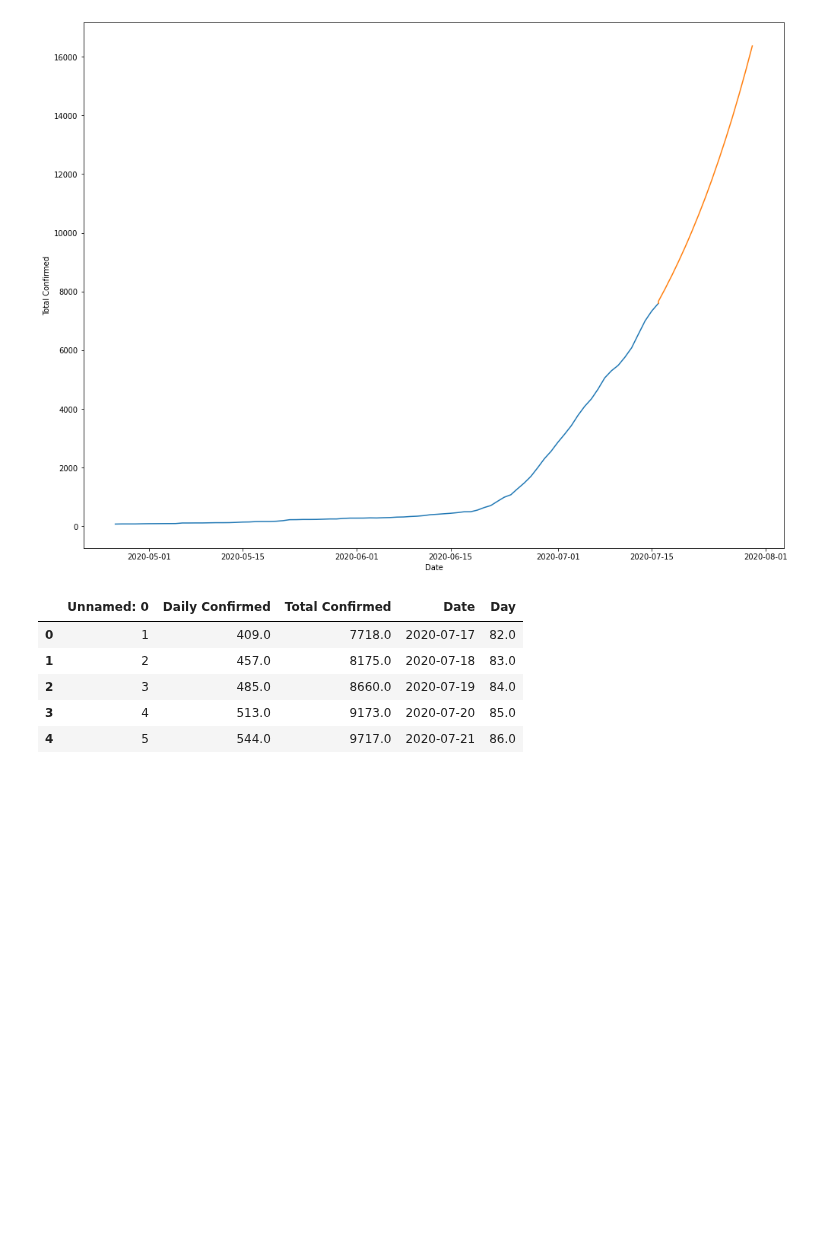
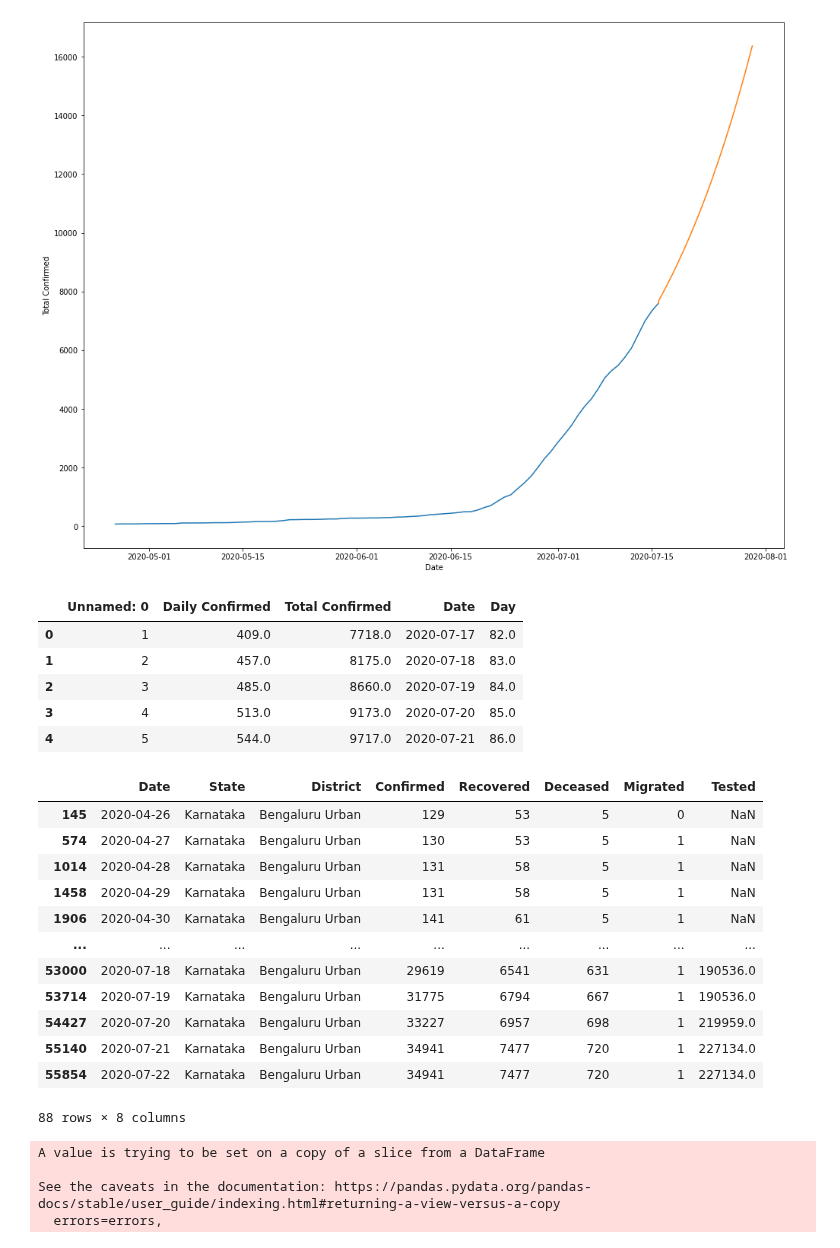
Before and after one commit to skbhere/COVID-19-Case-Forecasting, a Jupyter notebook: 02_Mdu.ipynb, the cells around one changed output. Cells and saved outputs as stored; diff of their text form; code cells hidden in the pictures; blank space fills up the shorter version.

```diff
--- a/02_Mdu.ipynb
+++ b/02_Mdu.ipynb
@@ -341,3 +343,32 @@ pr.head()
 | 2 | 3 | 485.0 | 8660.0 | 2020-07-19 | 84.0 |
 | 3 | 4 | 513.0 | 9173.0 | 2020-07-20 | 85.0 |
 | 4 | 5 | 544.0 | 9717.0 | 2020-07-21 | 86.0 |
+# %%
+df1=df.loc[df['District'] == "Bengaluru Urban"]
+df1
+# %% [output]
+|  | Date | State | District | Confirmed | Recovered | Deceased | Migrated | Tested |
+| 145 | 2020-04-26 | Karnataka | Bengaluru Urban | 129 | 53 | 5 | 0 | NaN |
+| 574 | 2020-04-27 | Karnataka | Bengaluru Urban | 130 | 53 | 5 | 1 | NaN |
+| 1014 | 2020-04-28 | Karnataka | Bengaluru Urban | 131 | 58 | 5 | 1 | NaN |
+| 1458 | 2020-04-29 | Karnataka | Bengaluru Urban | 131 | 58 | 5 | 1 | NaN |
+| 1906 | 2020-04-30 | Karnataka | Bengaluru Urban | 141 | 61 | 5 | 1 | NaN |
+| ... | ... | ... | ... | ... | ... | ... | ... | ... |
+| 53000 | 2020-07-18 | Karnataka | Bengaluru Urban | 29619 | 6541 | 631 | 1 | 190536.0 |
+| 53714 | 2020-07-19 | Karnataka | Bengaluru Urban | 31775 | 6794 | 667 | 1 | 190536.0 |
+| 54427 | 2020-07-20 | Karnataka | Bengaluru Urban | 33227 | 6957 | 698 | 1 | 219959.0 |
+| 55140 | 2020-07-21 | Karnataka | Bengaluru Urban | 34941 | 7477 | 720 | 1 | 227134.0 |
+| 55854 | 2020-07-22 | Karnataka | Bengaluru Urban | 34941 | 7477 | 720 | 1 | 227134.0 |
+88 rows × 8 columns
+# %%
+df1.rename(columns={'Confirmed':'Total Confirmed',
+                          'Recovered':'Total Recovered',
+                          'Deceased':'Total Deceased'},
+                 inplace=True)
+xx=len(df1) - 1
+df1=df1.head(xx)
+# %% [output]
+A value is trying to be set on a copy of a slice from a DataFrame
+
+See the caveats in the documentation: https://pandas.pydata.org/pandas-docs/stable/user_guide/indexing.html#returning-a-view-versus-a-copy
+  errors=errors,
```
Also changed, not shown: parts of 4 cells of this notebook.
